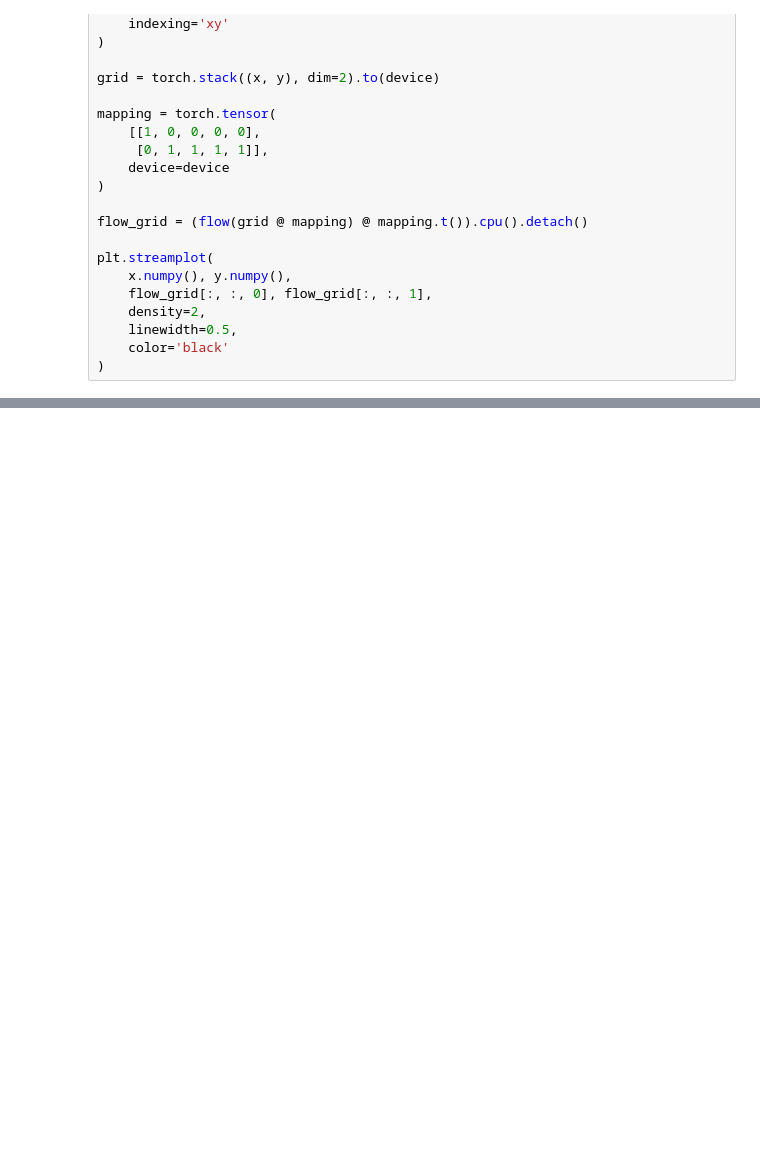
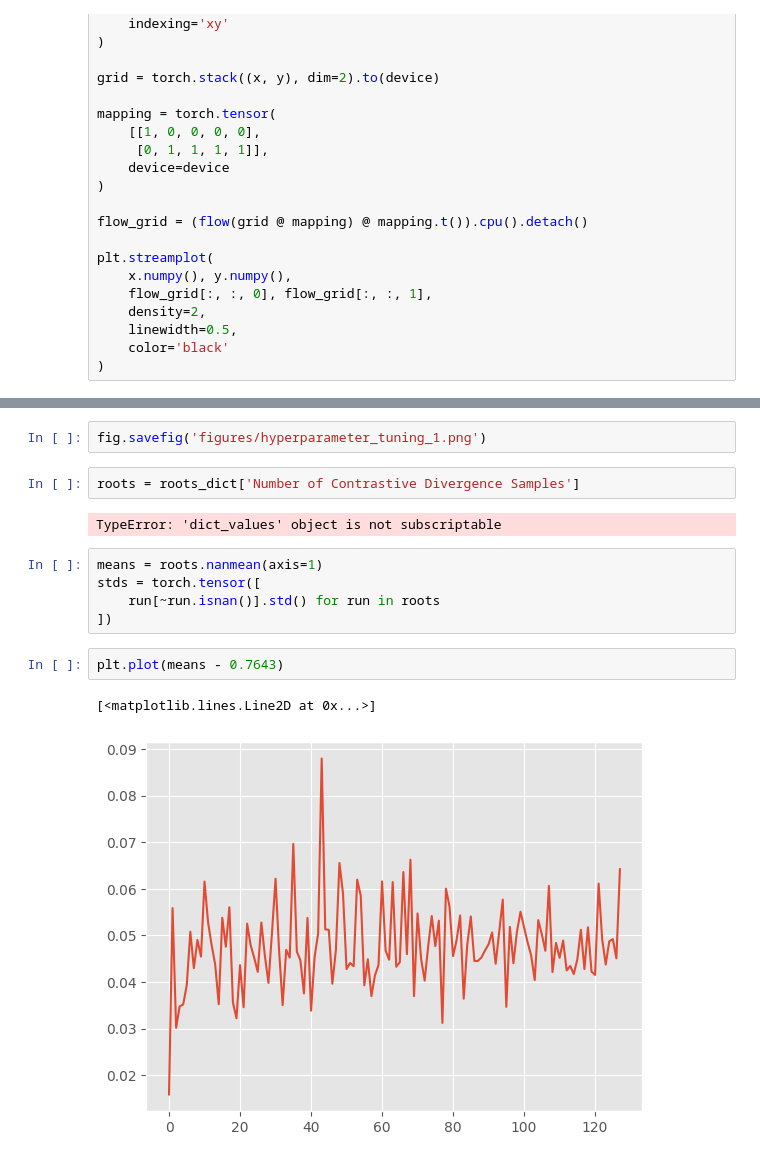
Before and after one commit to jshe2304/dlrg, a Jupyter notebook: train.ipynb, the cells around one changed output, grey strips where cells are left out. Saved outputs shown, nothing was run; the diff lists cells and outputs as text; blank space fills up the shorter version.

```diff
--- a/train.ipynb
+++ b/train.ipynb
@@ -337,0 +278,16 @@ fig.savefig('figures/label-fixed-points-flowed.png')
+# %%
+fig.savefig('figures/hyperparameter_tuning_1.png')
+# %%
+roots = roots_dict['Number of Contrastive Divergence Samples']
+# %% [output]
+TypeError: 'dict_values' object is not subscriptable
+# %%
+means = roots.nanmean(axis=1)
+stds = torch.tensor([
+    run[~run.isnan()].std() for run in roots
+])
+# %%
+plt.plot(means - 0.7643)
+# %% [output]
+[<matplotlib.lines.Line2D at 0x...>]
+[figure, added]
```
Also changed, not shown: parts of 4 cells of this notebook, 2 other files.
